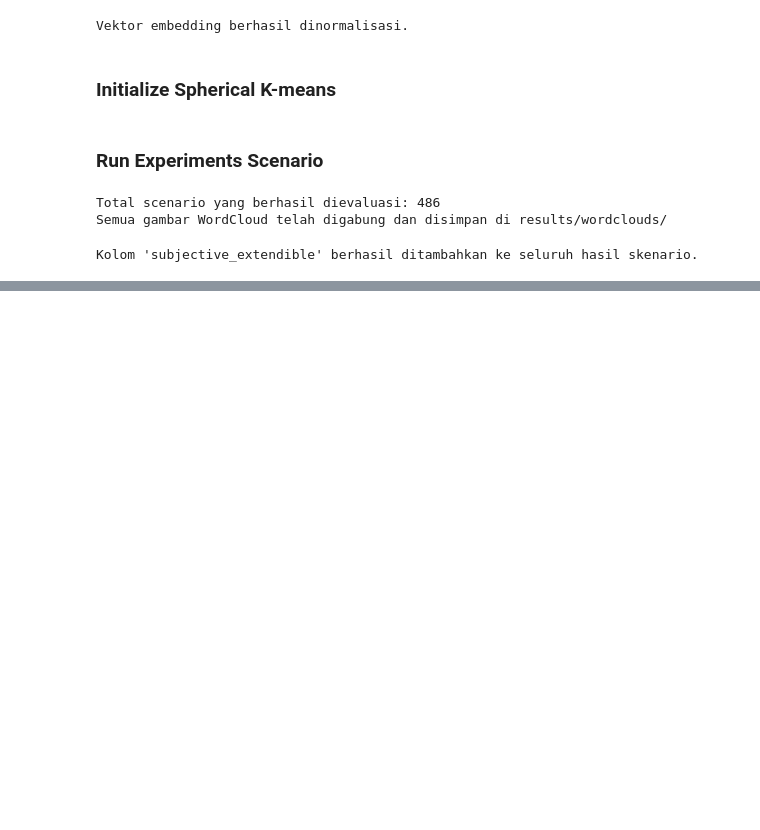
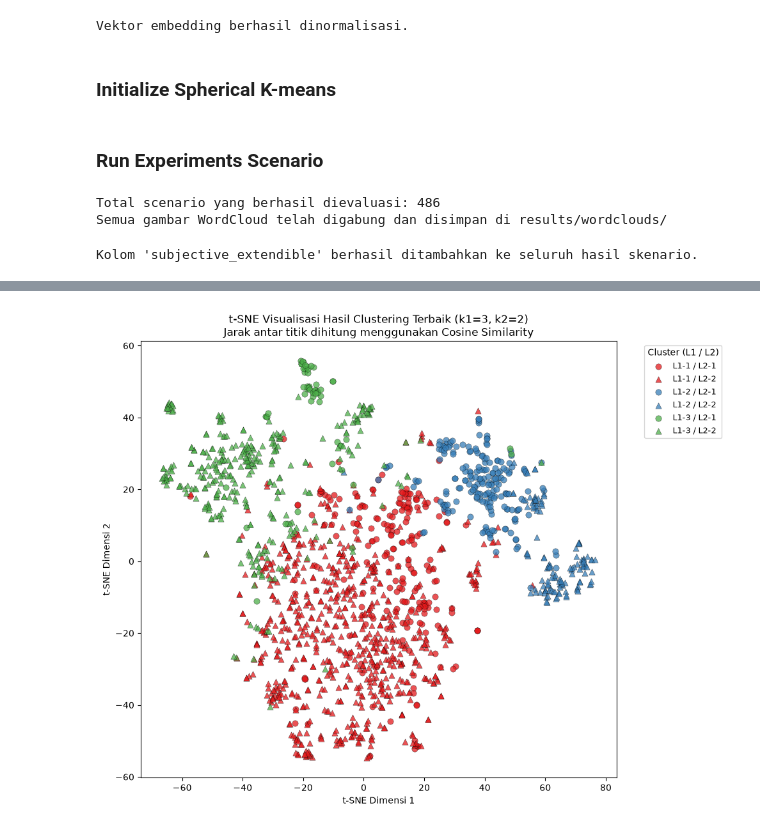
Before and after one commit to septyanagstn/clustering_indosbert_recursive_spherical_k-means, a Jupyter notebook: clustering.ipynb, the cells around one changed output, grey strips where cells are left out. Cells and saved outputs as stored; diff of their text form; code cells hidden in the pictures; blank space fills up the shorter version.

```diff
--- a/clustering.ipynb
+++ b/clustering.ipynb
@@ -367,0 +372,84 @@ Results saved to results/experiments/results.csv
+# %%
+BEST_K1 = 3
+BEST_K2 = 2
+
+# --- Load label Level 1 ---
+labels_l1_path = f"results/labels/k{BEST_K1}/labels.csv"
+labels_df_l1_best = pd.read_csv(labels_l1_path)
+
+assert len(labels_df_l1_best) == len(df), (
+    "Jumlah baris L1 CSV tidak cocok dengan df. "
+    "Pastikan df yang dimuat sama dengan saat experiment loop dijalankan (urutan tiket tidak berubah)."
+)
+
+cluster_id_l1_arr = labels_df_l1_best['cluster_id'].to_numpy()
+
+# --- Load label Level 2 tiap cluster L1, lalu gabungkan sesuai urutan asli df ---
+sub_cluster_id_arr = np.full(len(df), np.nan)
+
+for cid in range(1, BEST_K1 + 1):
+    l2_path = f"results/labels/k{BEST_K1}/cluster_{cid}_k{BEST_K2}/labels.csv"
+    labels_df_l2 = pd.read_csv(l2_path)
+
+    # Baris L2 CSV mengikuti urutan np.where(cluster_id_l1_arr == cid)[0] (ascending)
+    # sesuai cara cluster_indices dibentuk pada experiment loop
+    original_idx = np.where(cluster_id_l1_arr == cid)[0]
+
+    assert len(original_idx) == len(labels_df_l2), (
+        f"Jumlah baris L2 CSV untuk cluster L1={cid} tidak cocok dengan jumlah anggota cluster tersebut di L1 CSV."
+    )
+
+    sub_cluster_id_arr[original_idx] = labels_df_l2['sub_cluster_id'].to_numpy()
+
+assert not np.isnan(sub_cluster_id_arr).any(), "Ada tiket yang tidak mendapat sub_cluster_id (L2)."
+
+# --- t-SNE, jarak dihitung dengan cosine similarity ---
+perplexity = min(30, max(5, len(df) // 100))
+
+tsne = TSNE(
+    n_components=2,
+    metric='cosine',
+    perplexity=perplexity,
+    init='pca',
+    random_state=42
+)
+X_tsne = tsne.fit_transform(X_embeddings)
+
+# --- Plot ---
+markers = ['o', '^', 's', 'D', 'P', 'X']
+colors = ['#e41a1c', '#377eb8', '#4daf4a', '#ff7f00', '#984ea3', '#a65628']
+
+fig, ax = plt.subplots(figsize=(10, 8))
+
+for cid in range(1, BEST_K1 + 1):
+    for sub_id in range(1, BEST_K2 + 1):
+        mask = (cluster_id_l1_arr == cid) & (sub_cluster_id_arr == sub_id)
+        ax.scatter(
+            X_tsne[mask, 0], X_tsne[mask, 1],
+            c=[colors[cid - 1]],
+            marker=markers[(sub_id - 1) % len(markers)],
+            label=f"L1-{cid} / L2-{sub_id}",
+            alpha=0.75,
+            s=45,
+            edgecolors='k',
+            linewidths=0.3
+        )
+
+ax.set_title(
+    f"t-SNE Visualisasi Hasil Clustering Terbaik (k1={BEST_K1}, k2={BEST_K2})\n"
+    "Jarak antar titik dihitung menggunakan Cosine Similarity"
+)
+ax.set_xlabel("t-SNE Dimensi 1")
+ax.set_ylabel("t-SNE Dimensi 2")
+ax.legend(title="Cluster (L1 / L2)", bbox_to_anchor=(1.05, 1), loc='upper left', fontsize=9)
+
+plt.tight_layout()
+
+save_path = f"results/tsne/k{BEST_K1}_k{BEST_K2}_tsne.png"
+os.makedirs(os.path.dirname(save_path), exist_ok=True)
+plt.savefig(save_path, bbox_inches='tight', dpi=150)
+plt.show()
+
+print(f"Visualisasi t-SNE disimpan di {save_path}")
+# %% [output]
+[figure, added]
```
Also changed, not shown: parts of 6 cells of this notebook, 1 other file.
